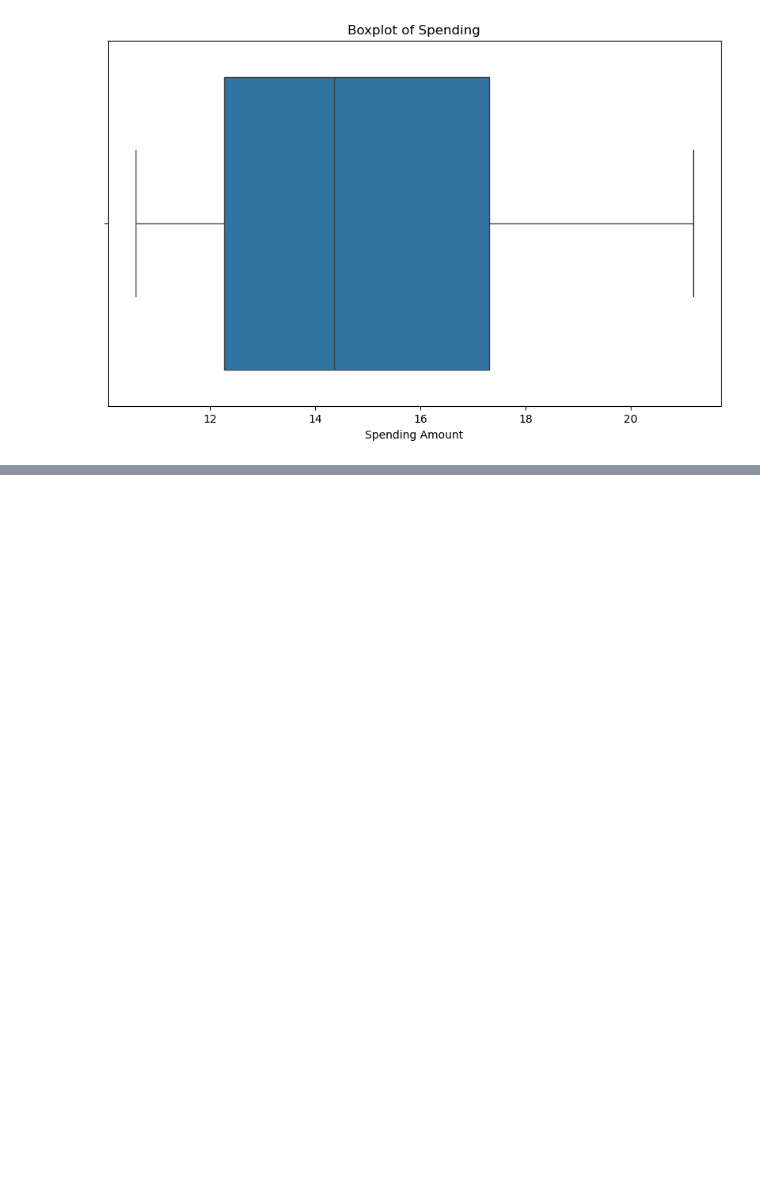
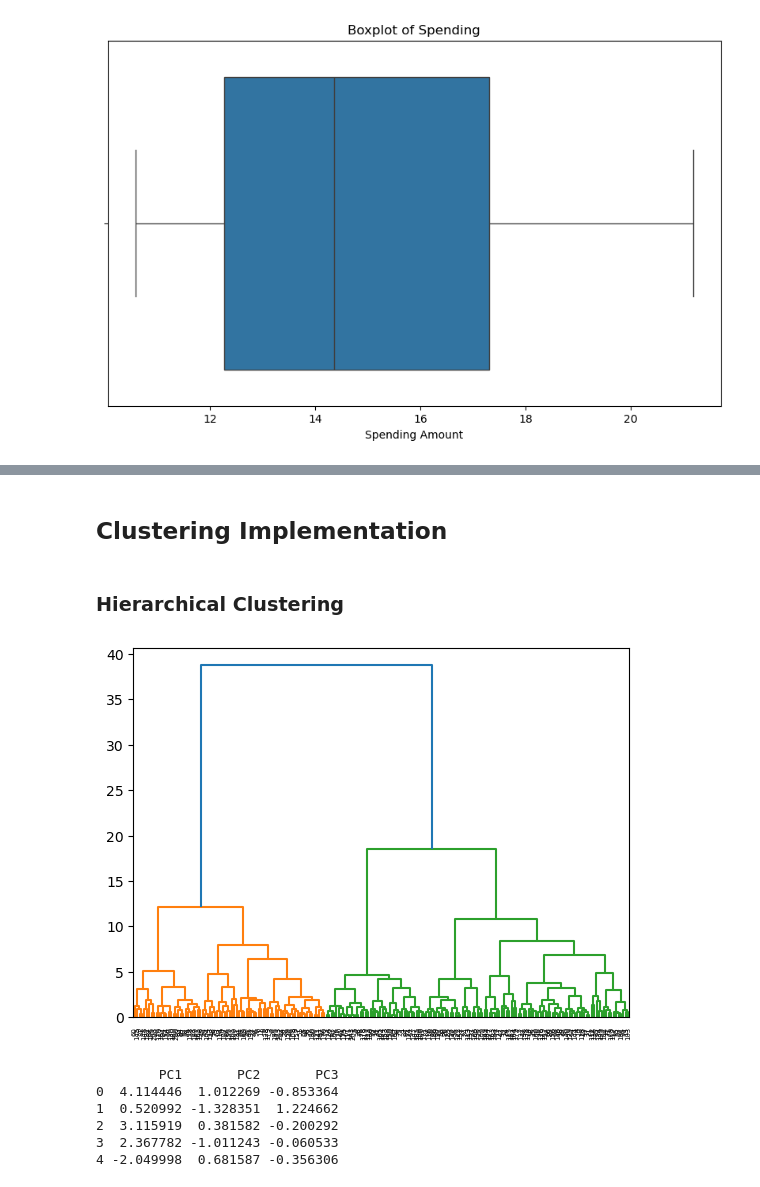
Before and after one commit to HitenDewangan/DataScience-AIML, a Jupyter notebook: Projects/Unsupervised/Bank Data Clustering/J_SOT23_Hitendra_Kumar_Dewangan.ipynb, the cells around one changed output, grey strips where cells are left out. Cells and saved outputs as stored; diff of their text form; code cells hidden in the pictures; blank space fills up the shorter version.

```diff
--- a/Projects/Unsupervised/Bank Data Clustering/J_SOT23_Hitendra_Kumar_Dewangan.ipynb
+++ b/Projects/Unsupervised/Bank Data Clustering/J_SOT23_Hitendra_Kumar_Dewangan.ipynb
@@ -146,0 +283,33 @@ scaled_data = scaler.fit_transform(df)
+# %% [markdown]
+## Clustering Implementation
+# %% [markdown]
+### Hierarchical Clustering
+# %%
+from scipy.cluster.hierarchy import dendrogram, linkage
+
+wardlink = linkage(df, method='ward')
+dend = dendrogram(wardlink)
+# %% [output]
+[figure, added]
+# %%
+# Transform Data
+
+# Initialize PCA with chosen number of components
+n_components = 3  # Replace with your chosen number based on previous analysis
+pca = PCA(n_components=n_components)
+
+# Transform the data
+pca_data = pca.fit_transform(df[columns_to_scale])
+
+# Create a new DataFrame for PCA results
+pca_df = pd.DataFrame(data=pca_data, columns=[f'PC{i+1}' for i in range(n_components)])
+
+# Display the first few rows of the PCA-transformed DataFrame
+print(pca_df.head())
+# %% [output]
+        PC1       PC2       PC3
+0  4.114446  1.012269 -0.853364
+1  0.520992 -1.328351  1.224662
+2  3.115919  0.381582 -0.200292
+3  2.367782 -1.011243 -0.060533
+4 -2.049998  0.681587 -0.356306
```
Also changed, not shown: parts of 19 cells of this notebook.
